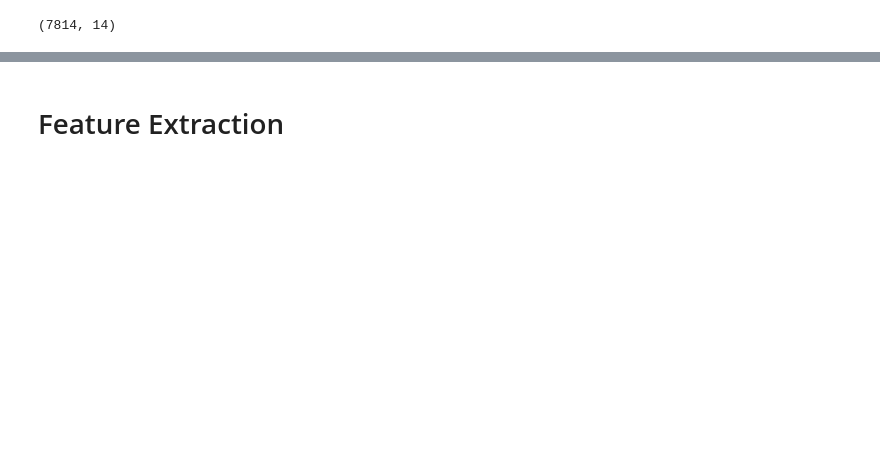
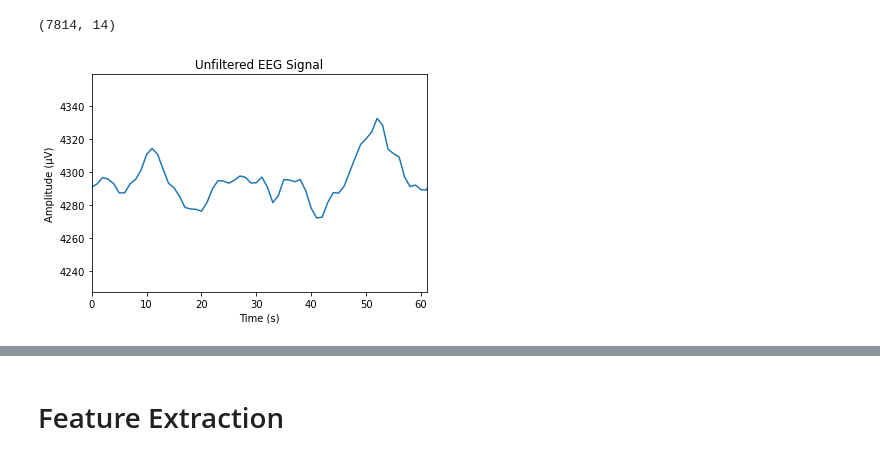
Before and after one commit to Rahul2K20/EEG_Authentication, a Jupyter notebook: Main.ipynb, the cells around one changed output, grey strips where cells are left out. Drawn from its saved outputs; the diff is of its cells as text; code cells hidden in the pictures; blank space fills up the shorter version.

```diff
--- a/Main.ipynb
+++ b/Main.ipynb
@@ -47,3 +63,8 @@ Columns:  Index(['EEG.AF3', 'EEG.F7', 'EEG.F3', 'EEG.FC5', 'EEG.T7', 'EEG.P7', '
        'EEG.O2', 'EEG.P8', 'EEG.T8', 'EEG.FC6', 'EEG.F4', 'EEG.F8', 'EEG.AF4'],
       dtype='object')
 Total number of columns:  14
+# %%
+import copy
+
+# Make a copy of df_list and assign it to df_raw_list
+df_raw_list = copy.deepcopy(df_list)
@@ -101,6 +131,21 @@ df_list[0].head()
 df_list[0].shape
 # %% [output]
 (7814, 14)
+# %%
+import matplotlib.pyplot as plt
+
+# Plot the first channel of the first dataset in df_raw_list
+plt.plot(df_raw_list[0].index, df_raw_list[0]['EEG.AF3'])
+plt.title('Unfiltered EEG Signal')
+plt.xlabel('Time (s)')
+plt.ylabel('Amplitude (μV)')
+
+# Set the x-axis limits to show only the relevant time period
+plt.xlim([0, 61])
+
+plt.show()
+# %% [output]
+[figure, added]
 # %%
 import matplotlib.pyplot as plt
 
```
Also changed, not shown: parts of 8 cells of this notebook.
